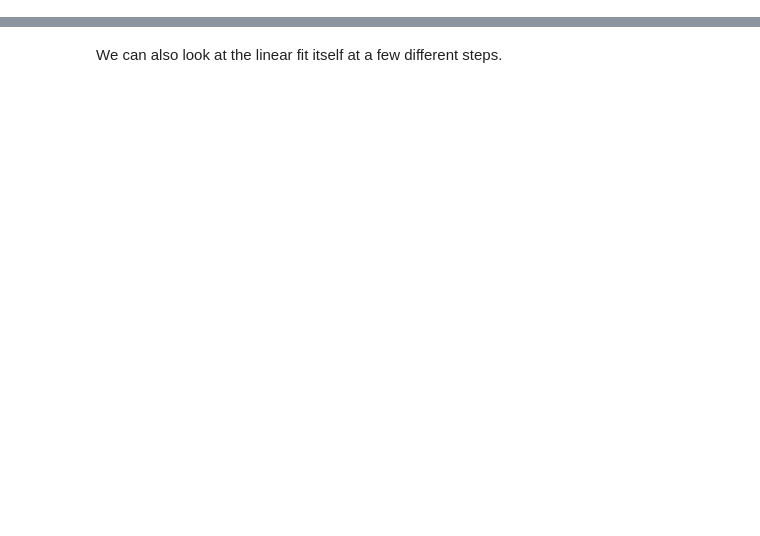
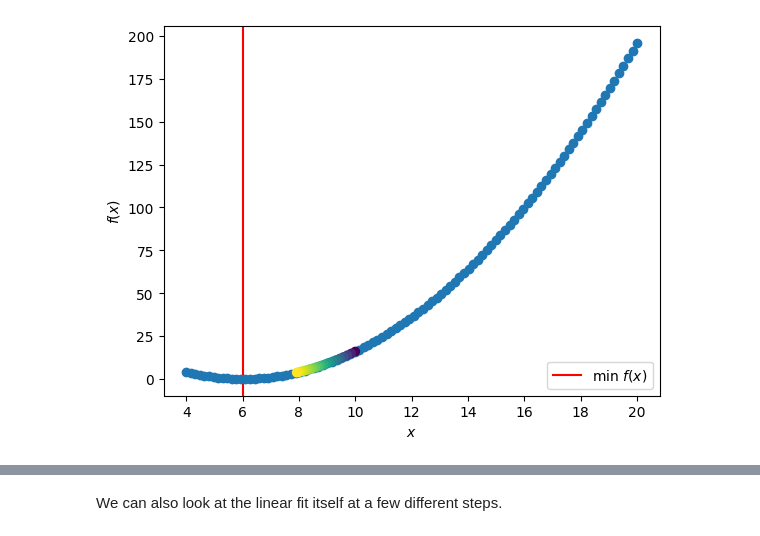
Before and after one commit to BNL-Fermilab-RENEW/tutorials_2025, a Jupyter notebook: RegressionClassification/RegressionClassification-Guide.ipynb, the cells around one changed output, grey strips where cells are left out. Cells and saved outputs as stored; diff of their text form; code cells hidden in the pictures; blank space fills up the shorter version.

```diff
--- a/RegressionClassification/RegressionClassification-Guide.ipynb
+++ b/RegressionClassification/RegressionClassification-Guide.ipynb
@@ -86,0 +119,31 @@ Suppose we fix $m$ and $b$ to some values $m_0$ and $b_0$. We now have a model w
+# %%
+def running_down_that_hill(x_init, gamma, N_steps):
+    """
+    Run down the hill using gradient descent
+    """
+    guesses = [x_init]
+    for _ in range(N_steps):
+
+        current_guess = guesses[-1]
+        delta_v = rolling_down_slope(current_guess + 0.01) - rolling_down_slope(current_guess - 0.01)
+        step_size = gamma * delta_v
+        new_guess = current_guess - step_size
+        guesses.append(new_guess)
+    return np.array(guesses)
+# %%
+x_init = 10  # Pick an initial guess
+gamma = 0.9 # Pick a learning rate
+points = running_down_that_hill(x_init, gamma, N_steps=20)
+y_points = rolling_down_slope(points)
+xgrid = np.linspace(3, 100, 100)
+
+plt.scatter(x, y)
+plt.scatter(points, y_points, c=-y_points)
+plt.axvline(6.0, zorder=-1, color="red", label="min $f(x)$")
+
+plt.xlabel("$x$")
+plt.ylabel("$f(x)$")
+plt.legend()
+plt.show()
+# %% [output]
+[figure, added]
```
Also changed, not shown: parts of 132 cells of this notebook.
